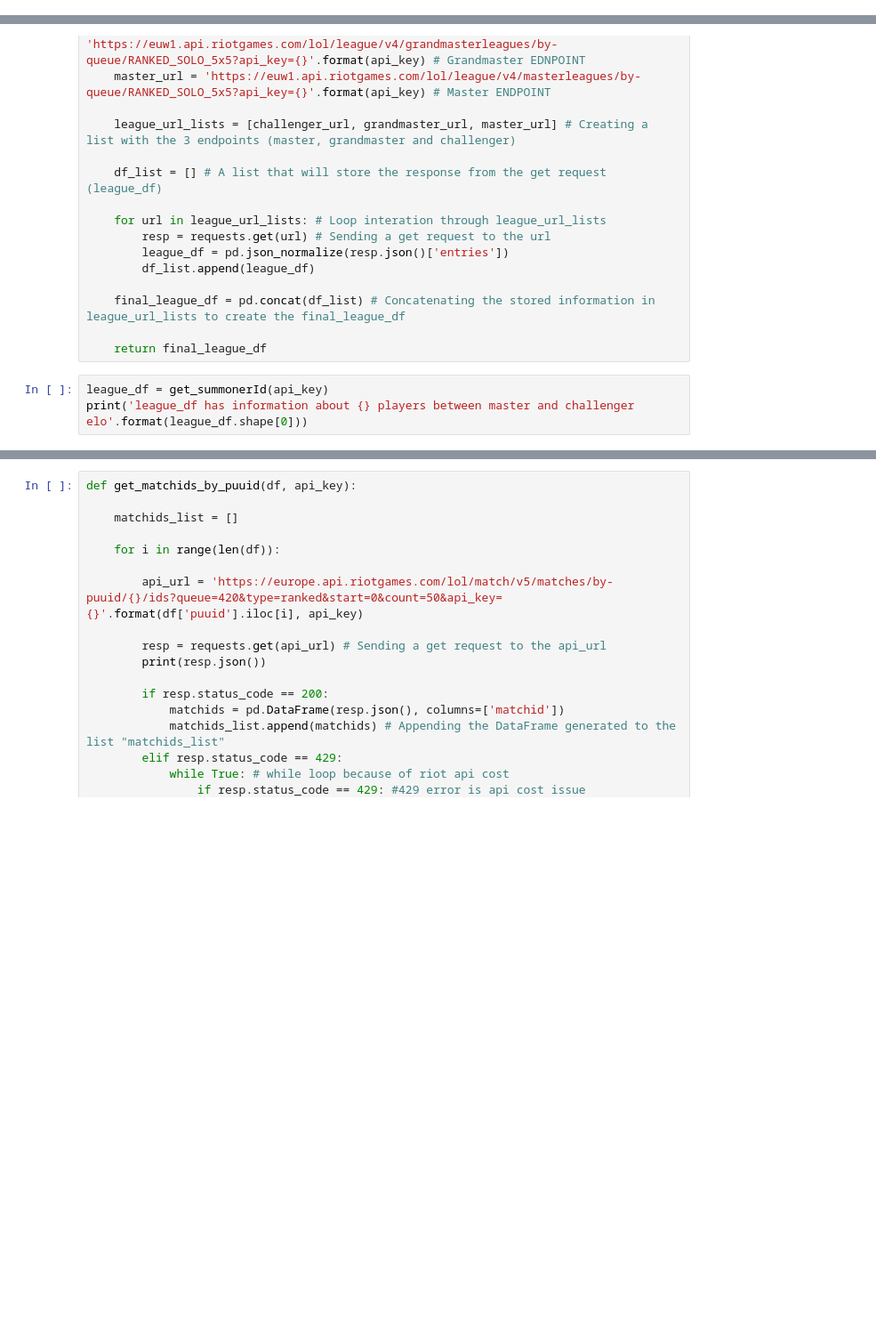
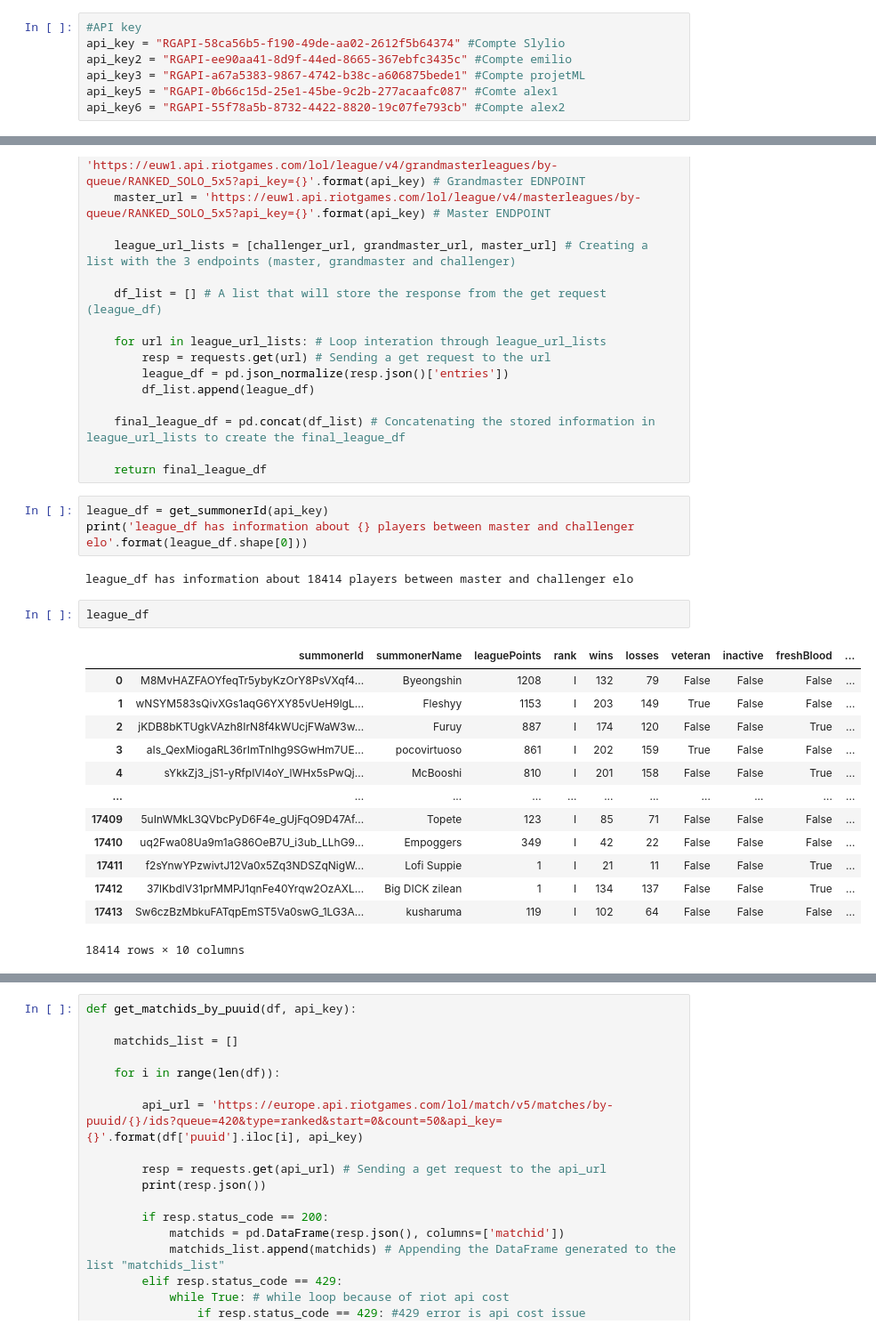
Before and after one commit to Slylio/projetLol, a Jupyter notebook: api_process.ipynb, the cells around one changed output, grey strips where cells are left out. Shown: that part at 89% size. Saved outputs shown, nothing was run; the diff lists cells and outputs as text; blank space fills up the shorter version.

```diff
--- a/api_process.ipynb
+++ b/api_process.ipynb
@@ -23,3 +13,10 @@ def multi_api_calls():
+# %%
+#API key
+api_key = "RGAPI-58ca56b5-f190-49de-aa02-2612f5b64374" #Compte Slylio
+api_key2 = "RGAPI-ee90aa41-8d9f-44ed-8665-367ebfc3435c" #Compte emilio
+api_key3 = "RGAPI-a67a5383-9867-4742-b38c-a606875bede1" #Compte projetML
+api_key5 = "RGAPI-0b66c15d-25e1-45be-9c2b-277acaafc087" #Comte alex1
+api_key6 = "RGAPI-55f78a5b-8732-4422-8820-19c07fe793cb" #Compte alex2
 # %%
 """_summary_
     This function returns the summonerId of master + ranks players in europe west.
@@ -52,6 +49,24 @@ def get_summonerId(api_key):
 # %%
 league_df = get_summonerId(api_key)
 print('league_df has information about {} players between master and challenger elo'.format(league_df.shape[0]))
+# %% [output]
+league_df has information about 18414 players between master and challenger elo
+# %%
+league_df
+# %% [output]
+|  | summonerId | summonerName | leaguePoints | rank | wins | losses | veteran | inactive | freshBlood | ... |
+| 0 | M8MvHAZFAOYfeqTr5ybyKzOrY8PsVXqf4... | Byeongshin | 1208 | I | 132 | 79 | False | False | False | ... |
+| 1 | wNSYM583sQivXGs1aqG6YXY85vUeH9lgL... | Fleshyy | 1153 | I | 203 | 149 | True | False | False | ... |
+| 2 | jKDB8bKTUgkVAzh8IrN8f4kWUcjFWaW3w... | Furuy | 887 | I | 174 | 120 | False | False | True | ... |
+| 3 | aIs_QexMiogaRL36rImTnIhg9SGwHm7UE... | pocovirtuoso | 861 | I | 202 | 159 | True | False | False | ... |
+| 4 | sYkkZj3_jS1-yRfpIVl4oY_lWHx5sPwQj... | McBooshi | 810 | I | 201 | 158 | False | False | True | ... |
+| ... | ... | ... | ... | ... | ... | ... | ... | ... | ... | ... |
+| 17409 | 5uInWMkL3QVbcPyD6F4e_gUjFqO9D47Af... | Topete | 123 | I | 85 | 71 | False | False | False | ... |
+| 17410 | uq2Fwa08Ua9m1aG86OeB7U_i3ub_LLhG9... | Empoggers | 349 | I | 42 | 22 | False | False | False | ... |
+| 17411 | f2sYnwYPzwivtJ12Va0x5Zq3NDSZqNigW... | Lofi Suppie | 1 | I | 21 | 11 | False | False | True | ... |
+| 17412 | 37lKbdlV31prMMPJ1qnFe40Yrqw2OzAXL... | Big DICK zilean | 1 | I | 134 | 137 | False | False | True | ... |
+| 17413 | Sw6czBzMbkuFATqpEmST5Va0swG_1LG3A... | kusharuma | 119 | I | 102 | 64 | False | False | False | ... |
+18414 rows × 10 columns
 # %%
 def get_summonerinfo_by_summonerId(df, api_key):
 
```
Also changed, not shown: parts of 22 cells of this notebook.
